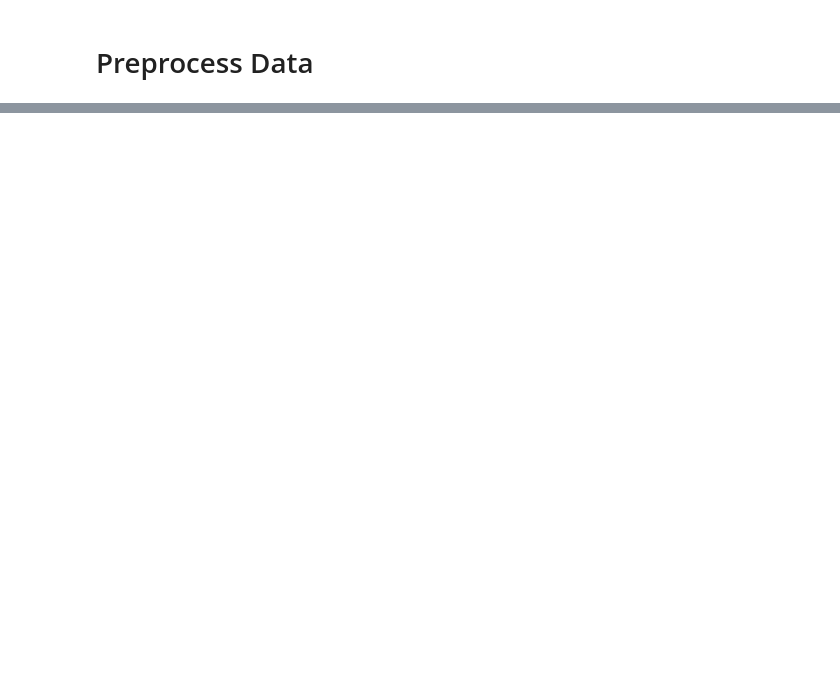
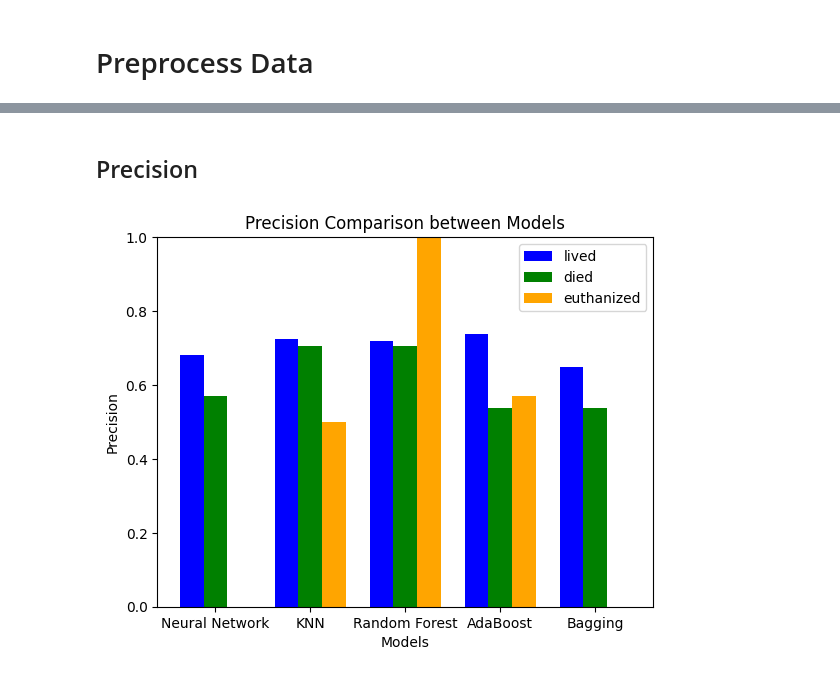
Before and after one commit to thewro11/cs462-cow-status-classification, a Jupyter notebook: model.ipynb, the cells around one changed output, grey strips where cells are left out. Cells and saved outputs as stored; diff of their text form; code cells hidden in the pictures; blank space fills up the shorter version.

```diff
--- a/model.ipynb
+++ b/model.ipynb
@@ -104,0 +239,26 @@ X.shape, Y.shape
+# %% [markdown]
+## Precision
+# %%
+precs = [nn_model_prec, knn_model_prec, rfc_model_prec, ada_model_prec, bag_model_prec]
+ind = np.arange(len(precs))
+width = 0.25
+
+class_0 = [nn_model_prec[0], knn_model_prec[0], rfc_model_prec[0], ada_model_prec[0], bag_model_prec[0]]
+bar1 = plt.bar(ind, class_0, width, color = 'blue')
+
+class_1 = [nn_model_prec[1], knn_model_prec[1], rfc_model_prec[1], ada_model_prec[1], bag_model_prec[1]]
+bar2 = plt.bar(ind+width, class_1, width, color='g')
+
+class_2 = [nn_model_prec[2], knn_model_prec[2], rfc_model_prec[2], ada_model_prec[2], bag_model_prec[2]]
+bar3 = plt.bar(ind+width*2, class_2, width, color = 'orange')
+
+plt.xlabel("Models")
+plt.ylabel('Precision')
+plt.title("Precision Comparison between Models")
+plt.ylim((0, 1))
+
+plt.xticks(ind+width,['Neural Network', 'KNN', 'Random Forest', "AdaBoost", "Bagging"])
+plt.legend( (bar1, bar2, bar3), ("lived", "died", "euthanized") )
+plt.show()
+# %% [output]
+[figure, added]
```
Also changed, not shown: parts of 41 cells of this notebook.
